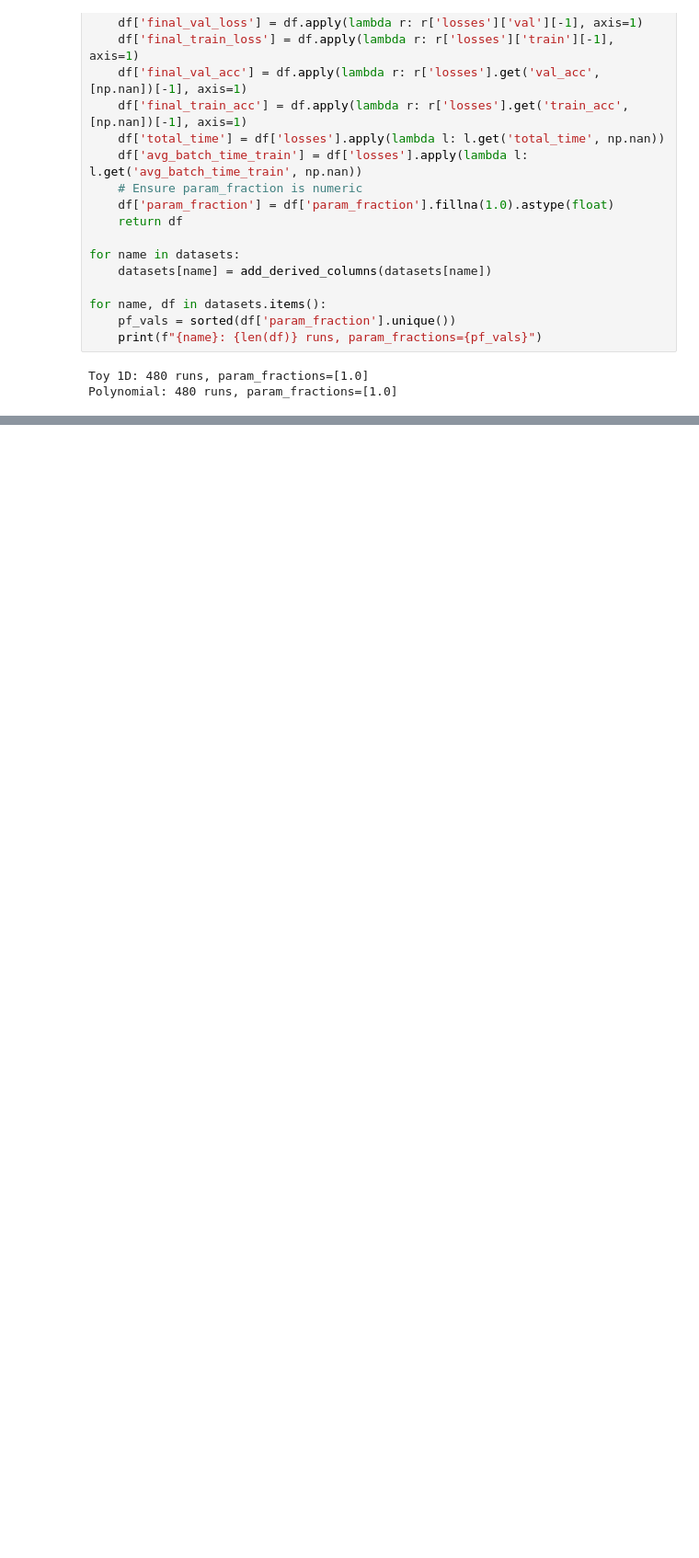
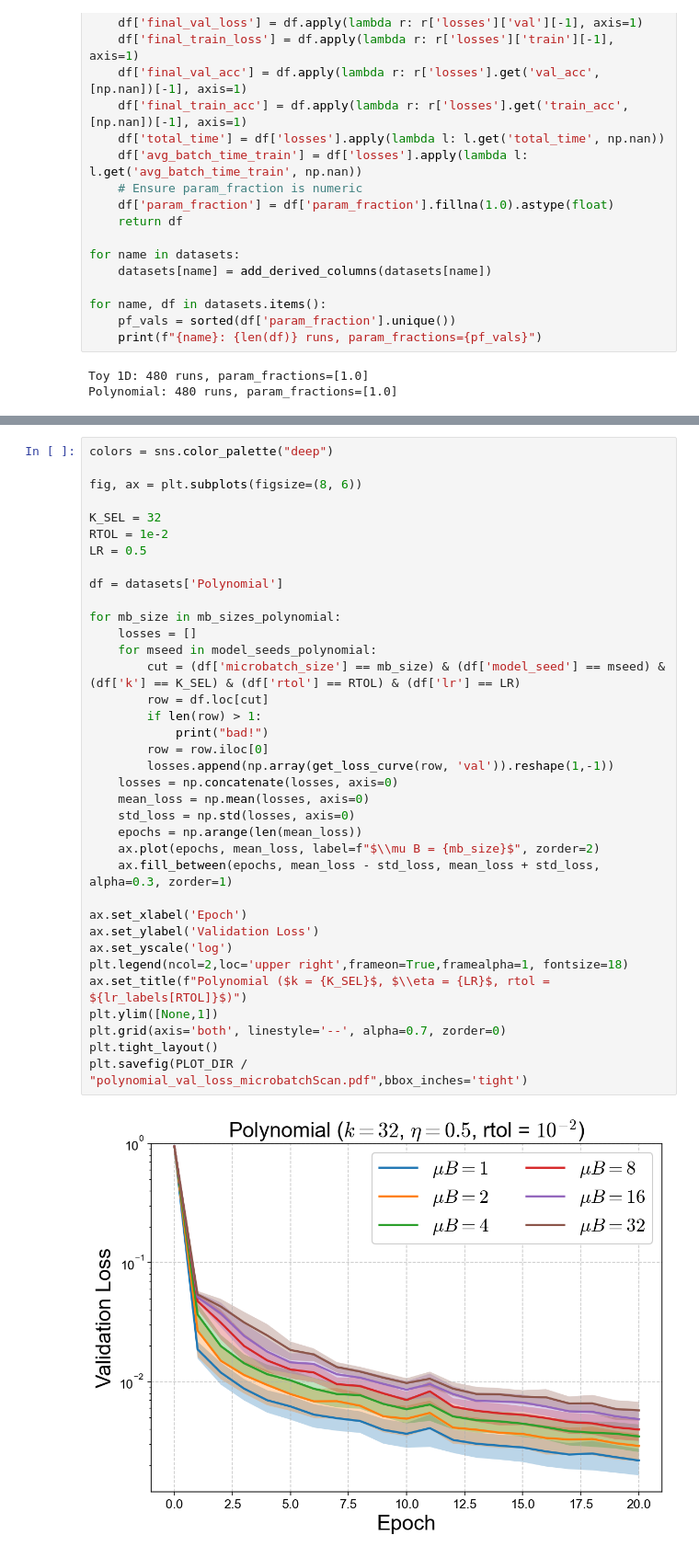
Before and after one commit to sambt/sven-experiments, a Jupyter notebook: analysis/microbatch_analysis.ipynb, the cells around one changed output, grey strips where cells are left out. Shown at 92% size. Saved outputs shown, nothing was run; the diff lists cells and outputs as text; blank space fills up the shorter version.

```diff
--- a/analysis/microbatch_analysis.ipynb
+++ b/analysis/microbatch_analysis.ipynb
@@ -134,0 +178,38 @@ plt.grid(axis='both', linestyle='--', alpha=0.7, zorder=0)
+# %%
+colors = sns.color_palette("deep")
+
+fig, ax = plt.subplots(figsize=(8, 6))
+
+K_SEL = 32
+RTOL = 1e-2
+LR = 0.5
+
+df = datasets['Polynomial']
+
+for mb_size in mb_sizes_polynomial:
+    losses = []
+    for mseed in model_seeds_polynomial:
+        cut = (df['microbatch_size'] == mb_size) & (df['model_seed'] == mseed) & (df['k'] == K_SEL) & (df['rtol'] == RTOL) & (df['lr'] == LR)
+        row = df.loc[cut]
+        if len(row) > 1:
+            print("bad!")
+        row = row.iloc[0]
+        losses.append(np.array(get_loss_curve(row, 'val')).reshape(1,-1))
+    losses = np.concatenate(losses, axis=0)
+    mean_loss = np.mean(losses, axis=0)
+    std_loss = np.std(losses, axis=0)
+    epochs = np.arange(len(mean_loss))
+    ax.plot(epochs, mean_loss, label=f"$\\mu B = {mb_size}$", zorder=2)
+    ax.fill_between(epochs, mean_loss - std_loss, mean_loss + std_loss, alpha=0.3, zorder=1)
+
+ax.set_xlabel('Epoch')
+ax.set_ylabel('Validation Loss')
+ax.set_yscale('log')
+plt.legend(ncol=2,loc='upper right',frameon=True,framealpha=1, fontsize=18)
+ax.set_title(f"Polynomial ($k = {K_SEL}$, $\\eta = {LR}$, rtol = ${lr_labels[RTOL]}$)")
+plt.ylim([None,1])
+plt.grid(axis='both', linestyle='--', alpha=0.7, zorder=0)
+plt.tight_layout()
+plt.savefig(PLOT_DIR / "polynomial_val_loss_microbatchScan.pdf",bbox_inches='tight')
+# %% [output]
+[figure, added]
```
Also changed, not shown: parts of 6 cells of this notebook, 1 other file.
